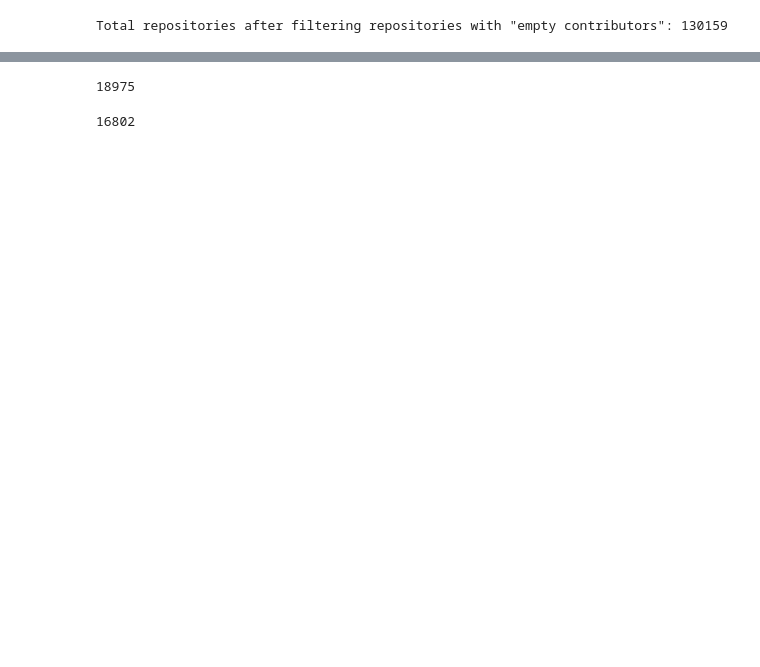
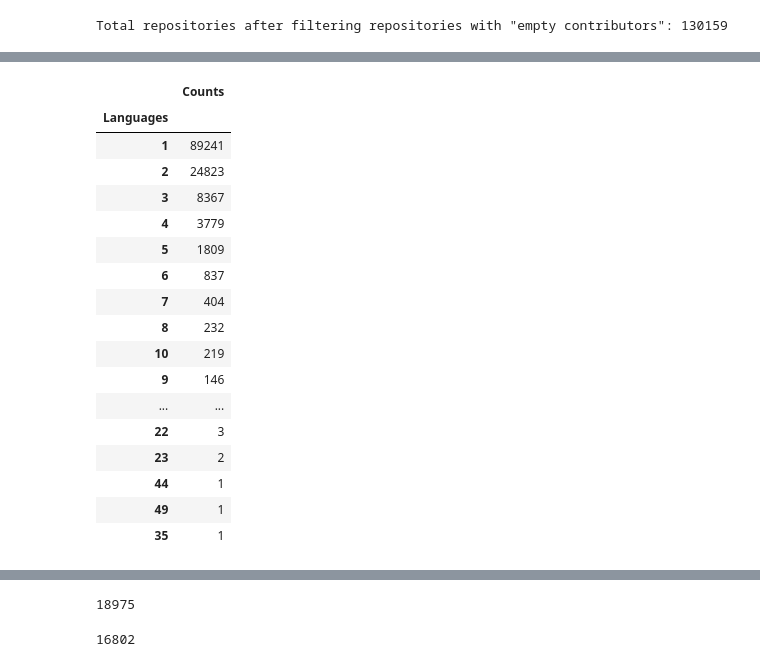
Before and after one commit to dew-uff/dsmining, a Jupyter notebook: src/filter.ipynb, the cells around one changed output, grey strips where cells are left out. Cells and saved outputs as stored; diff of their text form; code cells hidden in the pictures; blank space fills up the shorter version.

```diff
--- a/src/filter.ipynb
+++ b/src/filter.ipynb
@@ -76,5 +125,24 @@ df.commits.value_counts(dropna=False).rename_axis('Commits').to_frame('Counts').
 # %%
 #Counting how many languages the repositories have
-df.languages.value_counts(dropna=False).rename_axis('Languages').to_frame('Counts').to_excel("languages-valuecounts-filter.xlsx")
+df.languages.value_counts(dropna=False).rename_axis('Languages').to_frame('Counts')
+# %% [output]
+|  | Counts |
+| Languages |  |
+| 1 | 89241 |
+| 2 | 24823 |
+| 3 | 8367 |
+| 4 | 3779 |
+| 5 | 1809 |
+| 6 | 837 |
+| 7 | 404 |
+| 8 | 232 |
+| 10 | 219 |
+| 9 | 146 |
+| ... | ... |
+| 22 | 3 |
+| 23 | 2 |
+| 44 | 1 |
+| 49 | 1 |
+| 35 | 1 |
 # %%
 #Counting how many issues the repositories have
```
Also changed, not shown: parts of 37 cells of this notebook, 14 other files.
